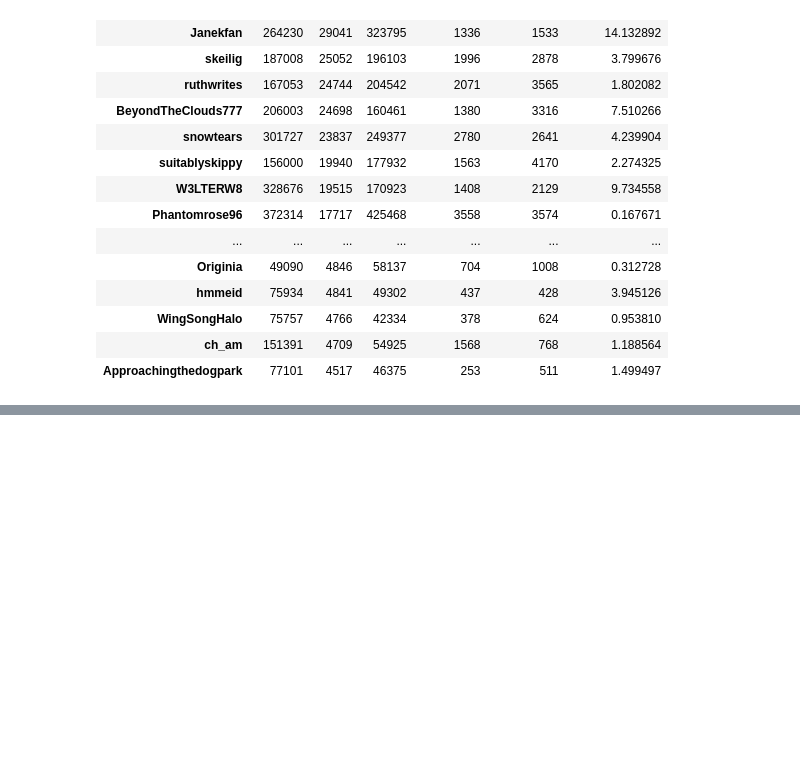
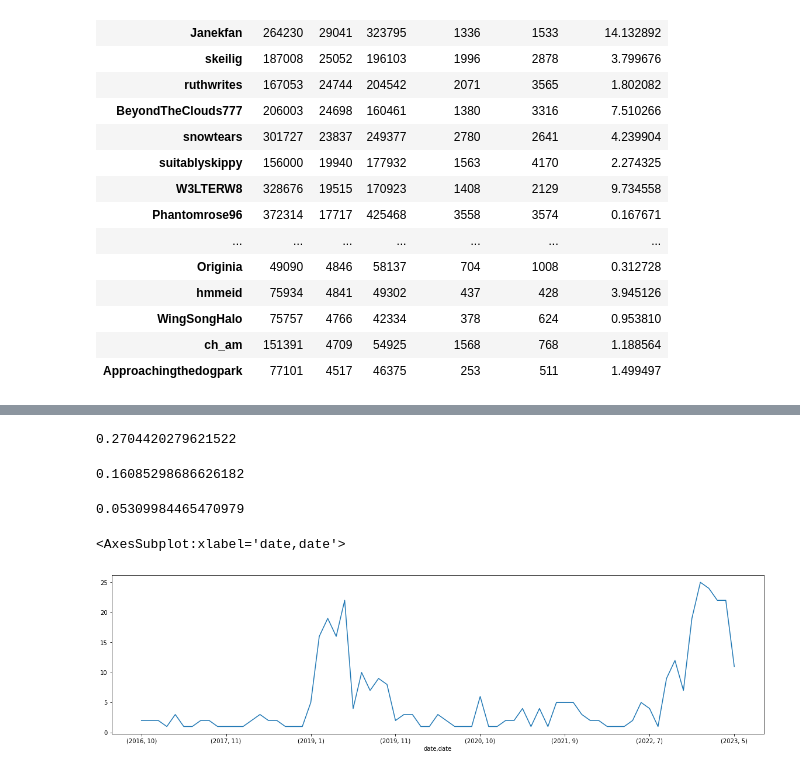
Before and after one commit to ani-exe/simple_ao3_scraper, a Jupyter notebook: notebook.ipynb, the cells around one changed output, grey strips where cells are left out. Drawn from its saved outputs; the diff is of its cells as text; code cells hidden in the pictures; blank space fills up the shorter version.

Commit message:
need to clean this up, but here's a lot of trans/nb stats

```diff
--- a/notebook.ipynb
+++ b/notebook.ipynb
@@ -367,0 +390,6 @@ author_words_sum.sort_values('kudos', ascending=False)[0:50]
+# %%
+# trans seri
+import re
+str_df = df
+str_df['ffstring'] = [','.join(map(str, l)) for l in df['freeforms']]
+str_df[str_df.ffstring.str.contains('Trans Serizawa Katsuya|Trans Male Serizawa Katsuya|Trans Seri|Trans Serizawa', regex=True, flags=re.IGNORECASE)]
@@ -367,0 +415,11 @@ author_words_sum.sort_values('kudos', ascending=False)[0:50]
+# %%
+# what pct of fics contain fluff
+fluff= str_df[str_df.ffstring.str.contains('Fluff', regex=True, flags=re.IGNORECASE)]
+len(fluff) / len(df)
+# %% [output]
+0.2704420279621522
+# %%
+hurt = str_df[str_df.ffstring.str.contains('Hurt', regex=True, flags=re.IGNORECASE)]
+len(hurt) / len(df)
+# %% [output]
+0.16085298686626182
@@ -367,0 +428,12 @@ author_words_sum.sort_values('kudos', ascending=False)[0:50]
+# %%
+trans = str_df[str_df.ffstring.str.contains('Trans', regex=True, flags=re.IGNORECASE)]
+len(trans) / len(df)
+# %% [output]
+0.05309984465470979
+# %%
+# graph time series trans characters date vs number of works
+trans_ts = trans[['date', 'title']].groupby(by=[trans.date.dt.year,trans.date.dt.month])['title']
+trans_ts.count().plot()
+# %% [output]
+<AxesSubplot:xlabel='date,date'>
+[figure, added]
```
Also changed, not shown: parts of 12 cells of this notebook.
